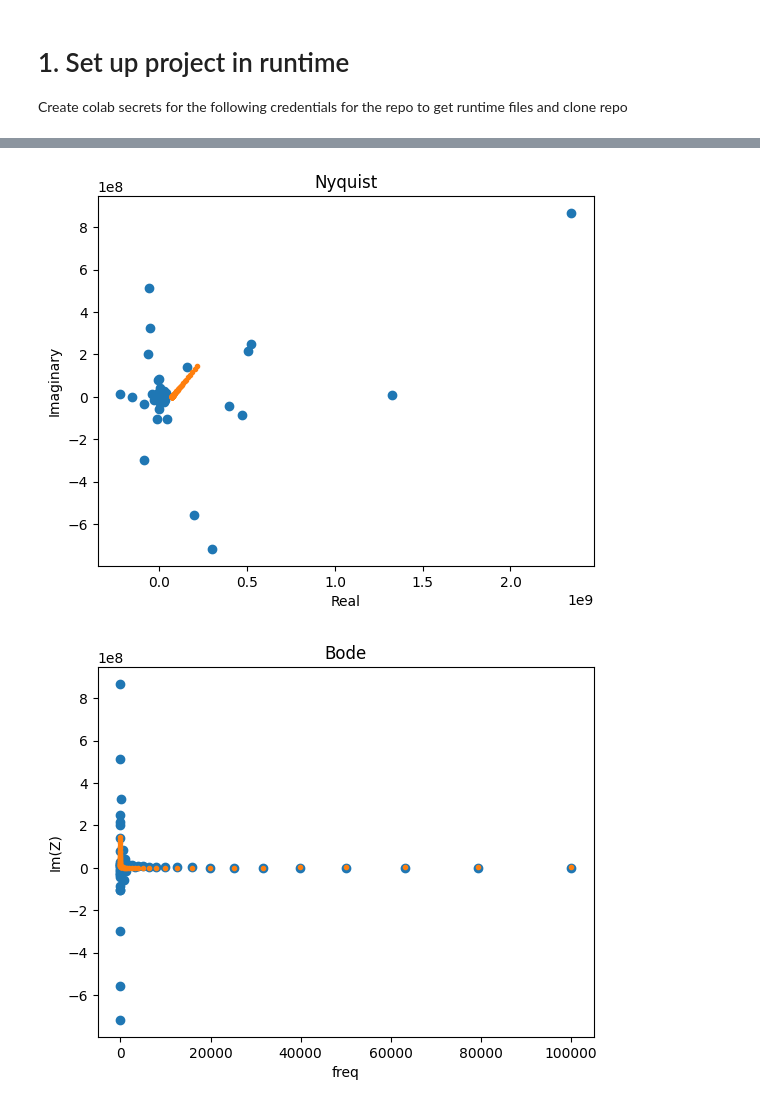
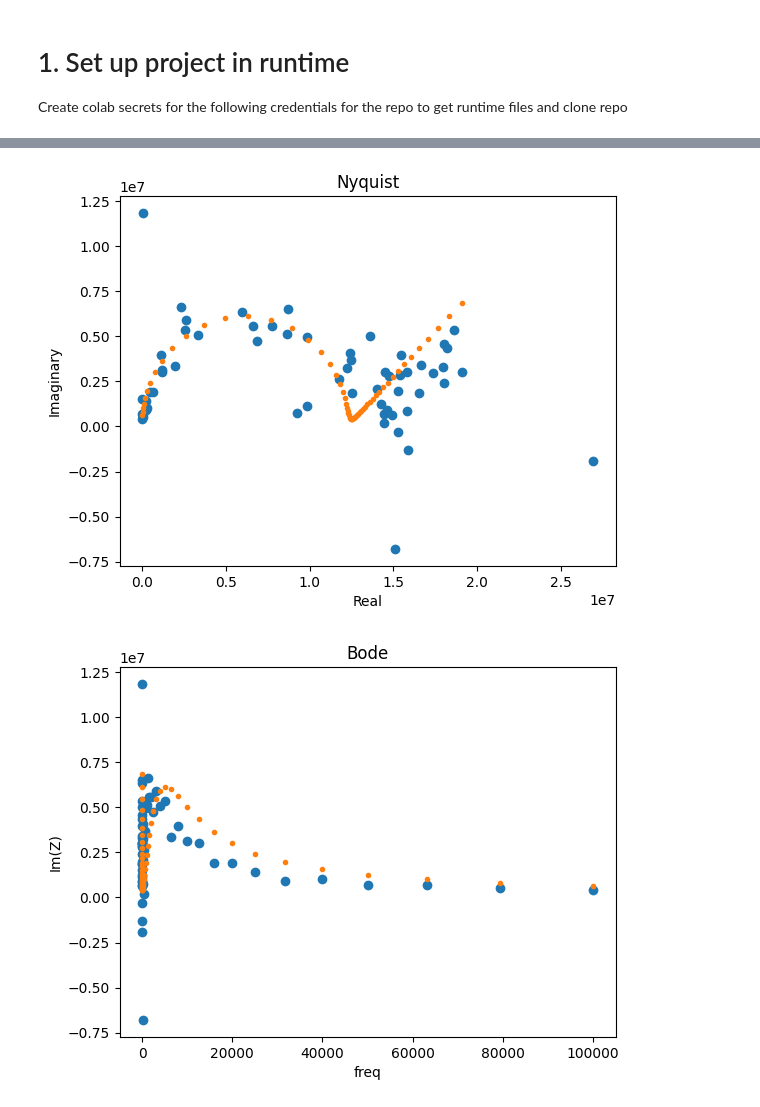
Before and after one commit to beepmo/gator, a Jupyter notebook: data/06-24/litao3EISBB.ipynb, the cells around one changed output, grey strips where cells are left out. Saved outputs shown, nothing was run; the diff lists cells and outputs as text; code cells hidden in the pictures.

```diff
--- a/data/06-24/litao3EISBB.ipynb
+++ b/data/06-24/litao3EISBB.ipynb
@@ -92,34 +93,34 @@ plt.show()
 # %%
-freqs, Z = preprocessing.readZPlot('DryLiTaO3ltoh.z')
+freqs, Z = preprocessing.readZPlot('LiTao3_Blueltoh.z')
 freqs, Z = np.delete(freqs, 32), np.delete(Z, 32) # remove 1 noise point (argmin(Z.imag))
 
 circuit = 'p(R0-W0,C0)'
 init = [10**6, 10**-7, 10**-8]
 
 circuit = CustomCircuit(circuit, initial_guess=init)
 circuit.fit(freqs, Z)
 Z_fit = circuit.predict(freqs)
 
 plt.plot(Z.real, -Z.imag, 'o')
 plt.plot(Z_fit.real, -Z_fit.imag, '.')
 plt.ylabel('Imaginary')
 plt.xlabel('Real')
 plt.title('Nyquist')
 plt.show()
 
 plt.plot(freqs, -Z.imag, 'o')
 plt.plot(freqs, -Z_fit.imag, '.')
 plt.ylabel('Im(Z)')
 plt.xlabel('freq')
 plt.title('Bode')
 plt.show()
 
 plt.plot(freqs, Z.real, 'o')
 plt.plot(freqs, Z_fit.real, '.')
 plt.ylabel('Re(Z)')
 plt.xlabel('freq')
 plt.title('Bode')
 plt.show()
 # %% [output]
-[figure, old version]
+[figure, new version]
-[figure, old version]
+[figure, new version]
```
Also changed, not shown: parts of 11 cells of this notebook.
